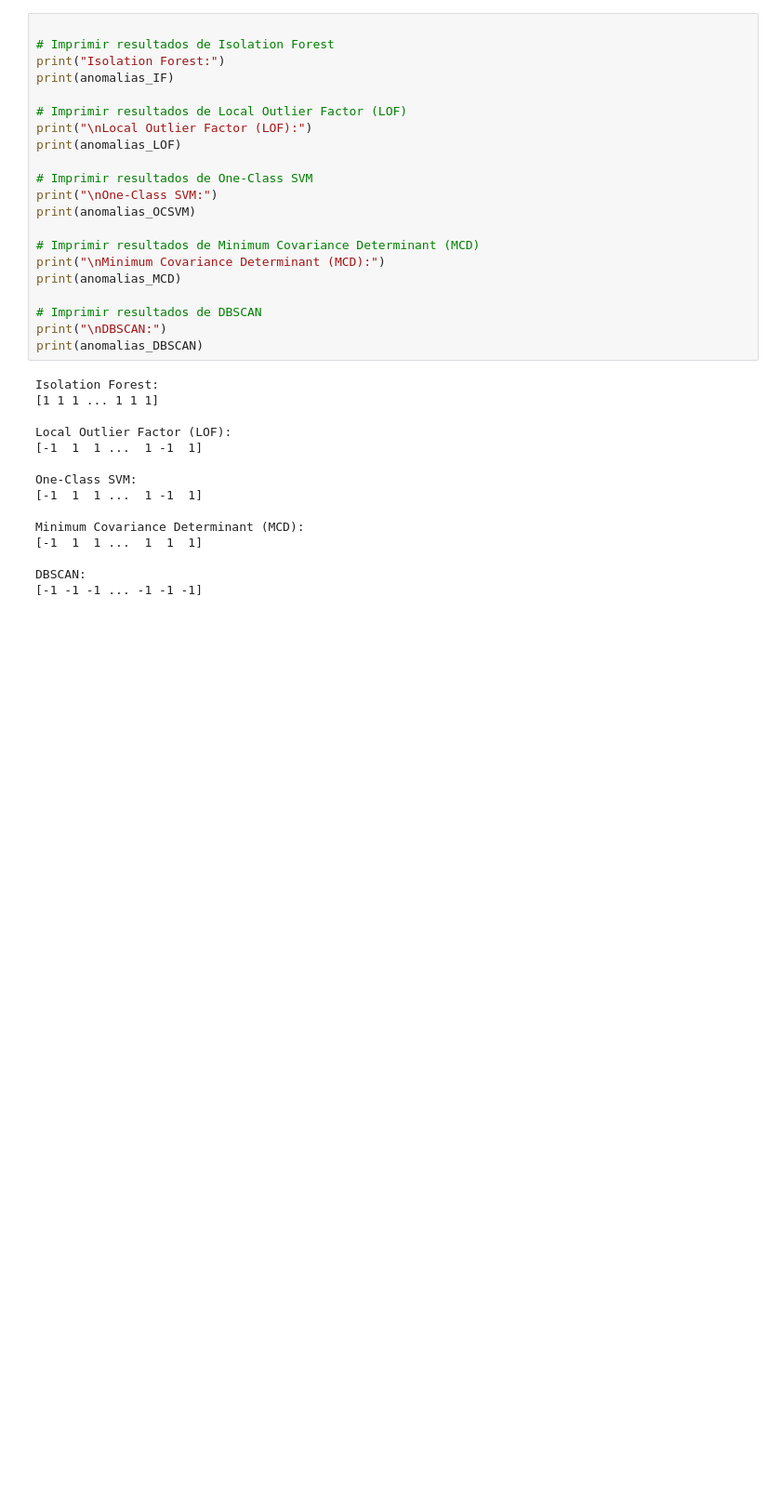
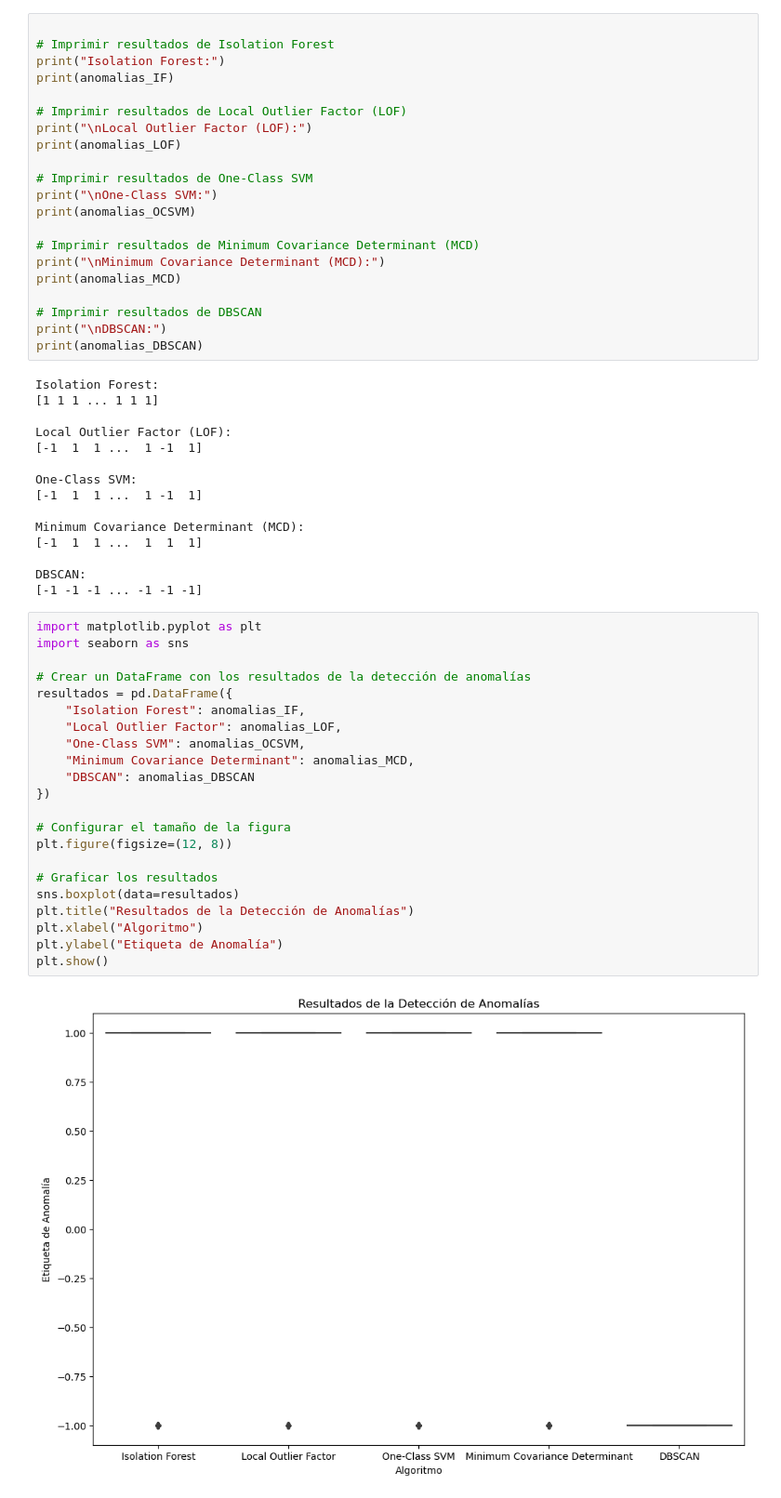
Before and after one commit to DenisFZelaya/Act3-AA-G1, a Jupyter notebook: Deteccion_Anomalias.ipynb, the cells around one changed output. Shown at 93% size. Cells and saved outputs as stored; diff of their text form; blank space fills up the shorter version.

Commit message:
Agregando archivos en deteccion de anomalias

```diff
--- a/Deteccion_Anomalias.ipynb
+++ b/Deteccion_Anomalias.ipynb
@@ -75,3 +75,27 @@ Minimum Covariance Determinant (MCD):
 
 DBSCAN:
 [-1 -1 -1 ... -1 -1 -1]
+# %%
+import matplotlib.pyplot as plt
+import seaborn as sns
+
+# Crear un DataFrame con los resultados de la detección de anomalías
+resultados = pd.DataFrame({
+    "Isolation Forest": anomalias_IF,
+    "Local Outlier Factor": anomalias_LOF,
+    "One-Class SVM": anomalias_OCSVM,
+    "Minimum Covariance Determinant": anomalias_MCD,
+    "DBSCAN": anomalias_DBSCAN
+})
+
+# Configurar el tamaño de la figura
+plt.figure(figsize=(12, 8))
+
+# Graficar los resultados
+sns.boxplot(data=resultados)
+plt.title("Resultados de la Detección de Anomalías")
+plt.xlabel("Algoritmo")
+plt.ylabel("Etiqueta de Anomalía")
+plt.show()
+# %% [output]
+[figure, added]
```
Also changed, not shown: 1 other file.
